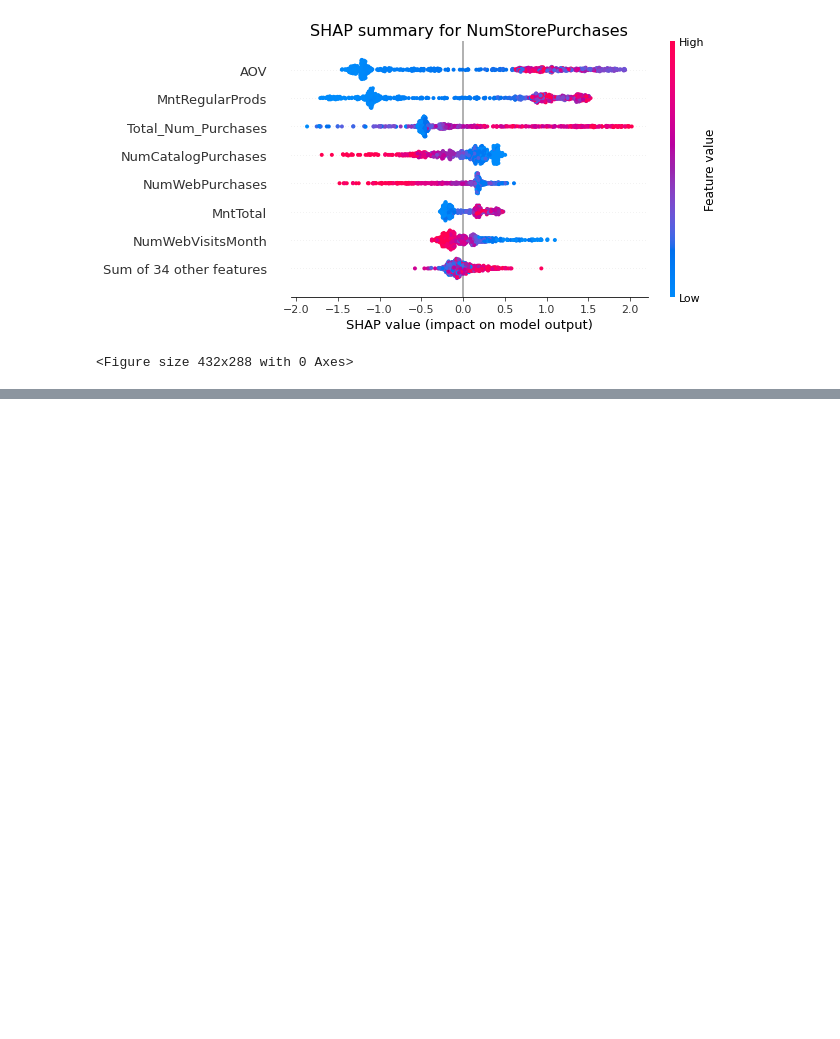
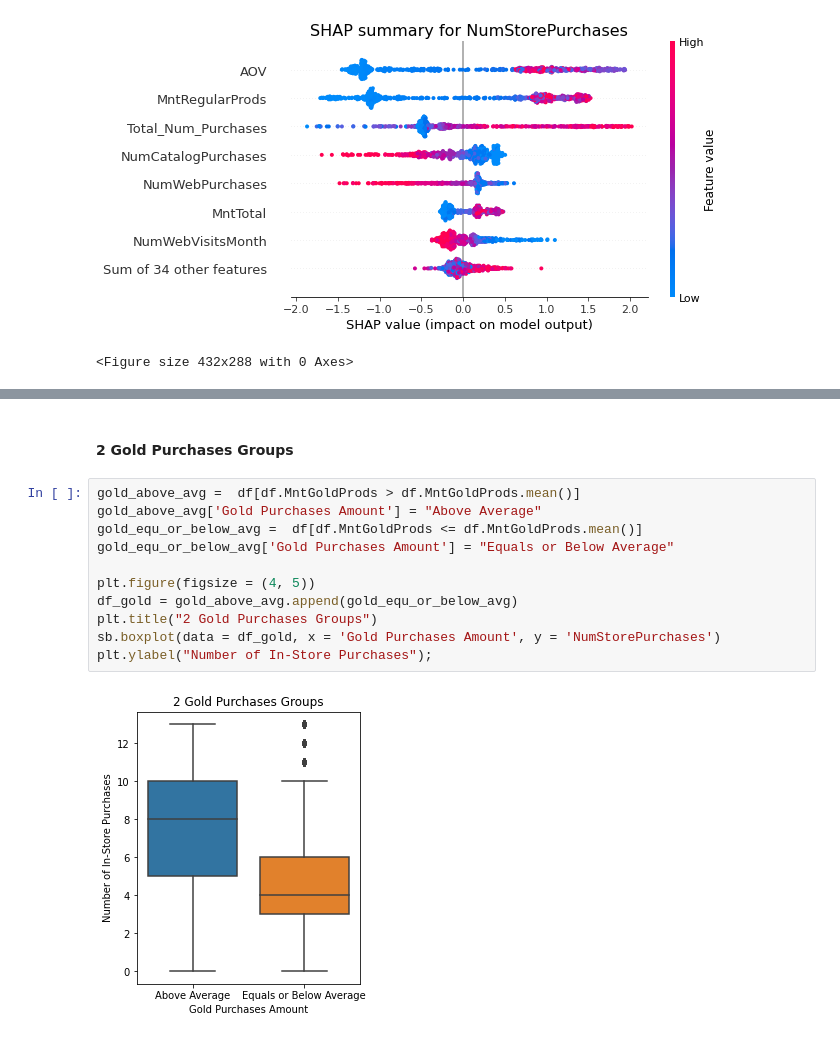
Before and after one commit to Kpeng511/Marketing-Campaign-Analytics, a Jupyter notebook: analytics.ipynb, the cells around one changed output, grey strips where cells are left out. Drawn from its saved outputs; the diff is of its cells as text; blank space fills up the shorter version.

```diff
--- a/analytics.ipynb
+++ b/analytics.ipynb
@@ -380,0 +437,15 @@ plt.show()
+# %% [markdown]
+#### 2 Gold Purchases Groups
+# %%
+gold_above_avg =  df[df.MntGoldProds > df.MntGoldProds.mean()]
+gold_above_avg['Gold Purchases Amount'] = "Above Average"
+gold_equ_or_below_avg =  df[df.MntGoldProds <= df.MntGoldProds.mean()]
+gold_equ_or_below_avg['Gold Purchases Amount'] = "Equals or Below Average"
+
+plt.figure(figsize = (4, 5))
+df_gold = gold_above_avg.append(gold_equ_or_below_avg)
+plt.title("2 Gold Purchases Groups")
+sb.boxplot(data = df_gold, x = 'Gold Purchases Amount', y = 'NumStorePurchases')
+plt.ylabel("Number of In-Store Purchases");
+# %% [output]
+[figure, added]
```
Also changed, not shown: parts of 18 cells of this notebook, 4 other files.
